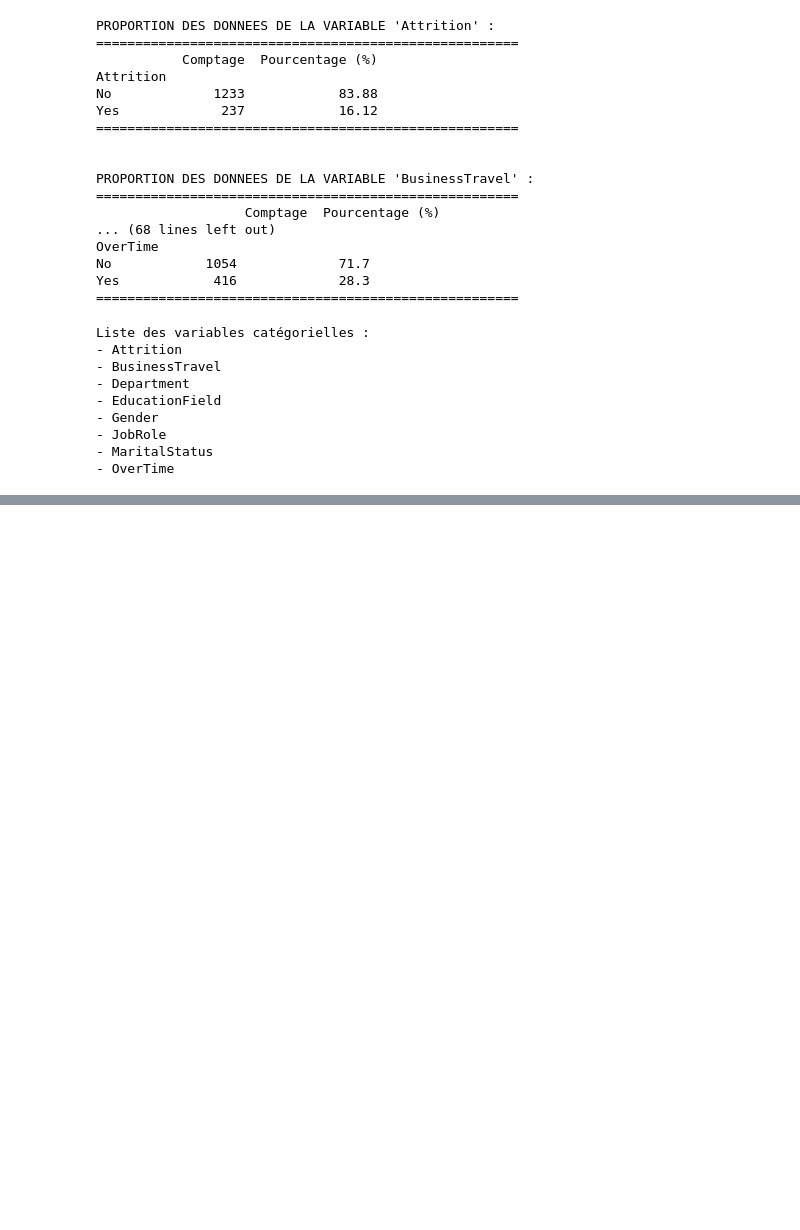
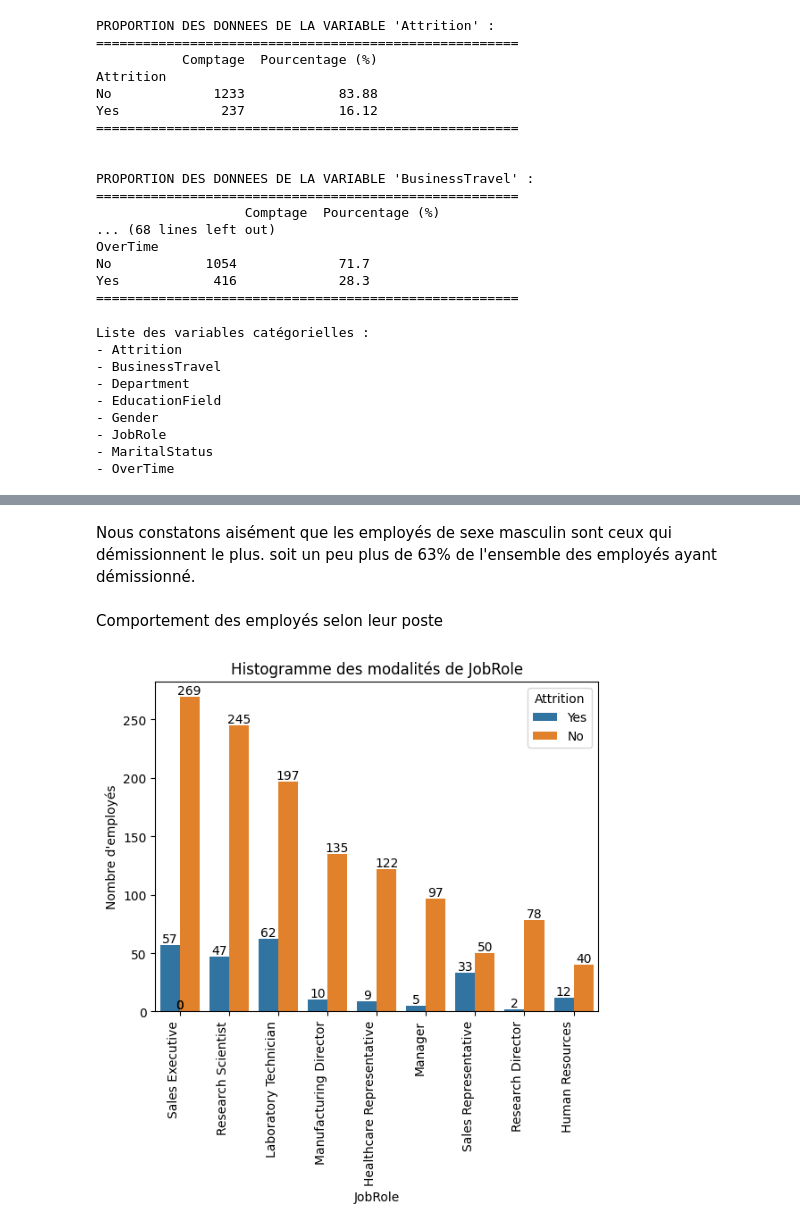
Before and after one commit to guymartial80/Attrition_employes, a Jupyter notebook: Attrition_employees.ipynb, the cells around one changed output, grey strips where cells are left out. Saved outputs shown, nothing was run; the diff lists cells and outputs as text; code cells hidden in the pictures; blank space fills up the shorter version.

```diff
--- a/Attrition_employees.ipynb
+++ b/Attrition_employees.ipynb
@@ -192,0 +217,8 @@ Nous constatons que les
+# %% [markdown]
+Nous constatons aisément que les employés de sexe masculin sont ceux qui démissionnent le plus. soit un peu plus de 63% de l'ensemble des employés ayant démissionné.
+# %% [markdown]
+Comportement des employés selon leur poste
+# %%
+plot_histogram_by_category(df, "JobRole")
+# %% [output]
+[figure, added]
```
Also changed, not shown: parts of 19 cells of this notebook, 1 other file.
